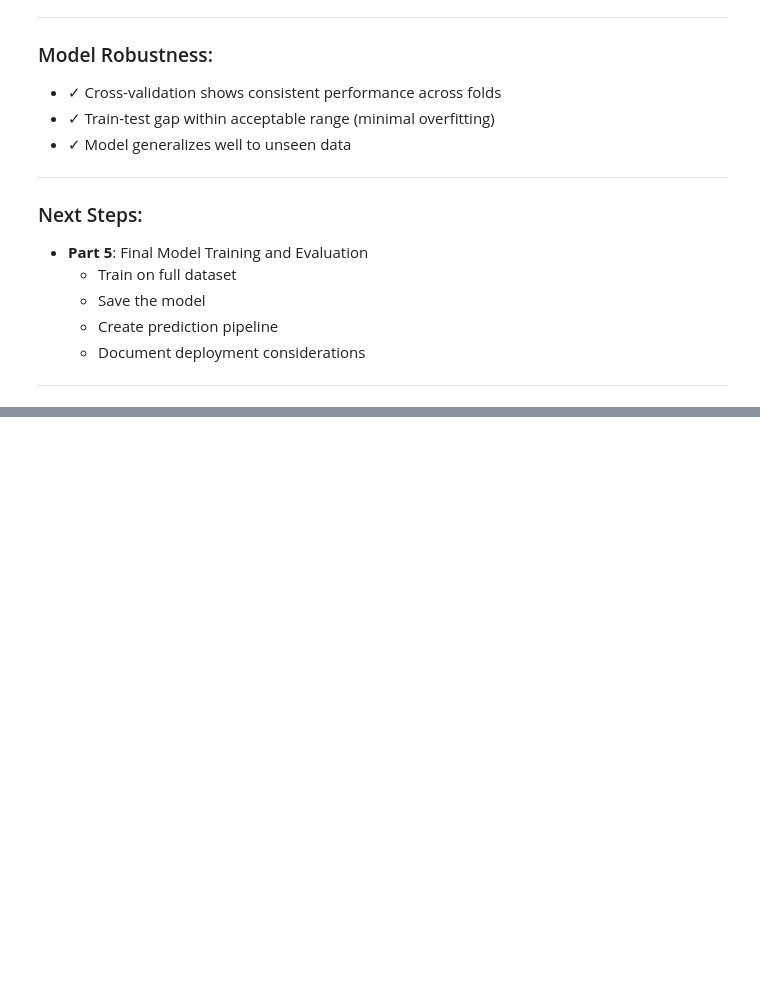
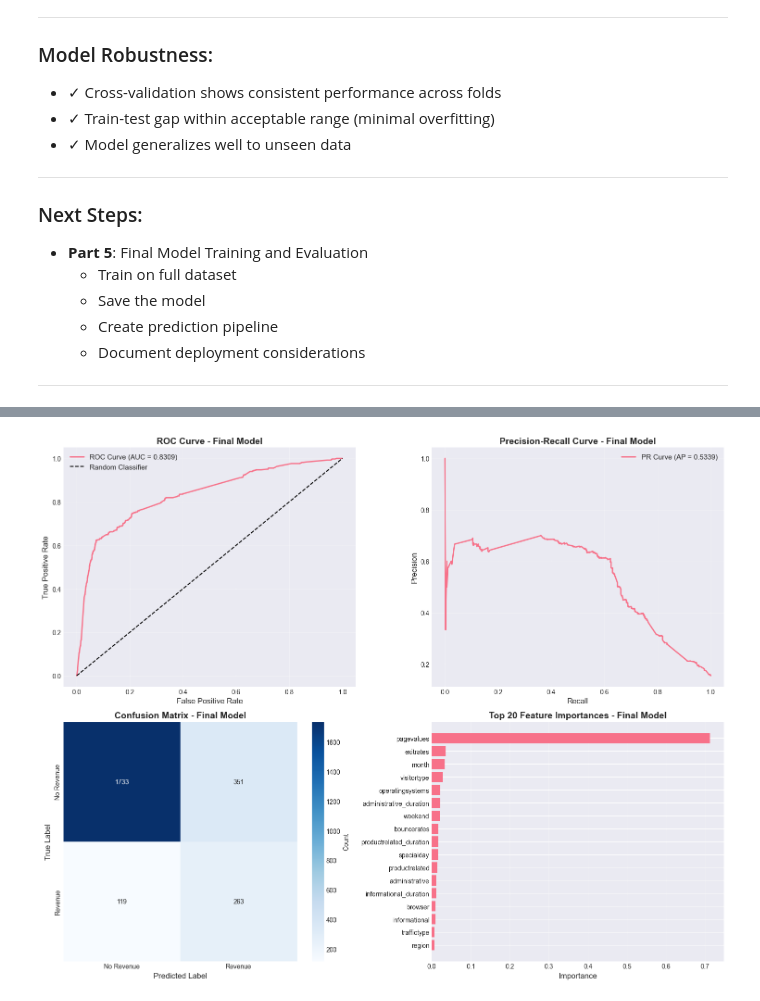
Before and after one commit to dimdimlv/ml_zoomcamp_midterm_project, a Jupyter notebook: notebooks/notebook.ipynb, the cells around one changed output, grey strips where cells are left out. Drawn from its saved outputs; the diff is of its cells as text; code cells hidden in the pictures; blank space fills up the shorter version.

```diff
--- a/notebooks/notebook.ipynb
+++ b/notebooks/notebook.ipynb
@@ -2984,0 +3333,50 @@ Top features remain consistent with EDA:
+# %%
+# Visualize Final Model Performance
+fig, axes = plt.subplots(2, 2, figsize=(15, 12))
+
+# 1. ROC Curve
+fpr, tpr, _ = roc_curve(y_test, y_pred_proba_final)
+axes[0, 0].plot(fpr, tpr, label=f'ROC Curve (AUC = {roc_auc_final:.4f})', linewidth=2)
+axes[0, 0].plot([0, 1], [0, 1], 'k--', label='Random Classifier')
+axes[0, 0].set_xlabel('False Positive Rate', fontsize=12)
+axes[0, 0].set_ylabel('True Positive Rate', fontsize=12)
+axes[0, 0].set_title('ROC Curve - Final Model', fontsize=14, fontweight='bold')
+axes[0, 0].legend(fontsize=11)
+axes[0, 0].grid(True, alpha=0.3)
+
+# 2. Precision-Recall Curve
+precision, recall, _ = precision_recall_curve(y_test, y_pred_proba_final)
+axes[0, 1].plot(recall, precision, label=f'PR Curve (AP = {avg_precision_final:.4f})', linewidth=2)
+axes[0, 1].set_xlabel('Recall', fontsize=12)
+axes[0, 1].set_ylabel('Precision', fontsize=12)
+axes[0, 1].set_title('Precision-Recall Curve - Final Model', fontsize=14, fontweight='bold')
+axes[0, 1].legend(fontsize=11)
+axes[0, 1].grid(True, alpha=0.3)
+
+# 3. Confusion Matrix
+sns.heatmap(cm_final, annot=True, fmt='d', cmap='Blues',
+            xticklabels=['No Revenue', 'Revenue'],
+            yticklabels=['No Revenue', 'Revenue'],
+            ax=axes[1, 0], cbar_kws={'label': 'Count'})
+axes[1, 0].set_title('Confusion Matrix - Final Model', fontsize=14, fontweight='bold')
+axes[1, 0].set_ylabel('True Label', fontsize=12)
+axes[1, 0].set_xlabel('Predicted Label', fontsize=12)
+
+# 4. Feature Importance (Top 20)
+feature_importance_final = pd.DataFrame({
+    'feature': X_train.columns,
+    'importance': final_model.feature_importances_
+}).sort_values('importance', ascending=False).head(20)
+
+axes[1, 1].barh(range(len(feature_importance_final)), feature_importance_final['importance'])
+axes[1, 1].set_yticks(range(len(feature_importance_final)))
+axes[1, 1].set_yticklabels(feature_importance_final['feature'])
+axes[1, 1].invert_yaxis()
+axes[1, 1].set_xlabel('Importance', fontsize=12)
+axes[1, 1].set_title('Top 20 Feature Importances - Final Model', fontsize=14, fontweight='bold')
+axes[1, 1].grid(True, alpha=0.3, axis='x')
+
+plt.tight_layout()
+plt.show()
+# %% [output]
+[figure, added]
```
Also changed, not shown: parts of 36 cells of this notebook, 2 other files.
